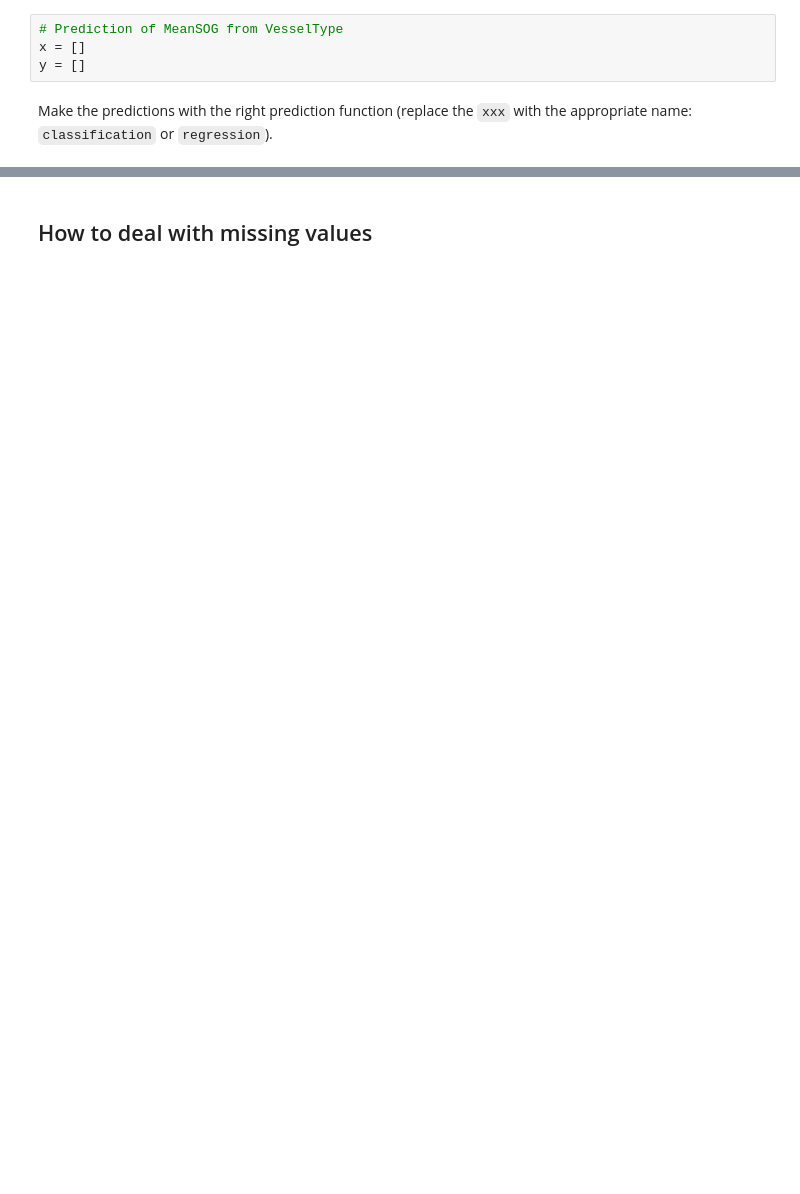
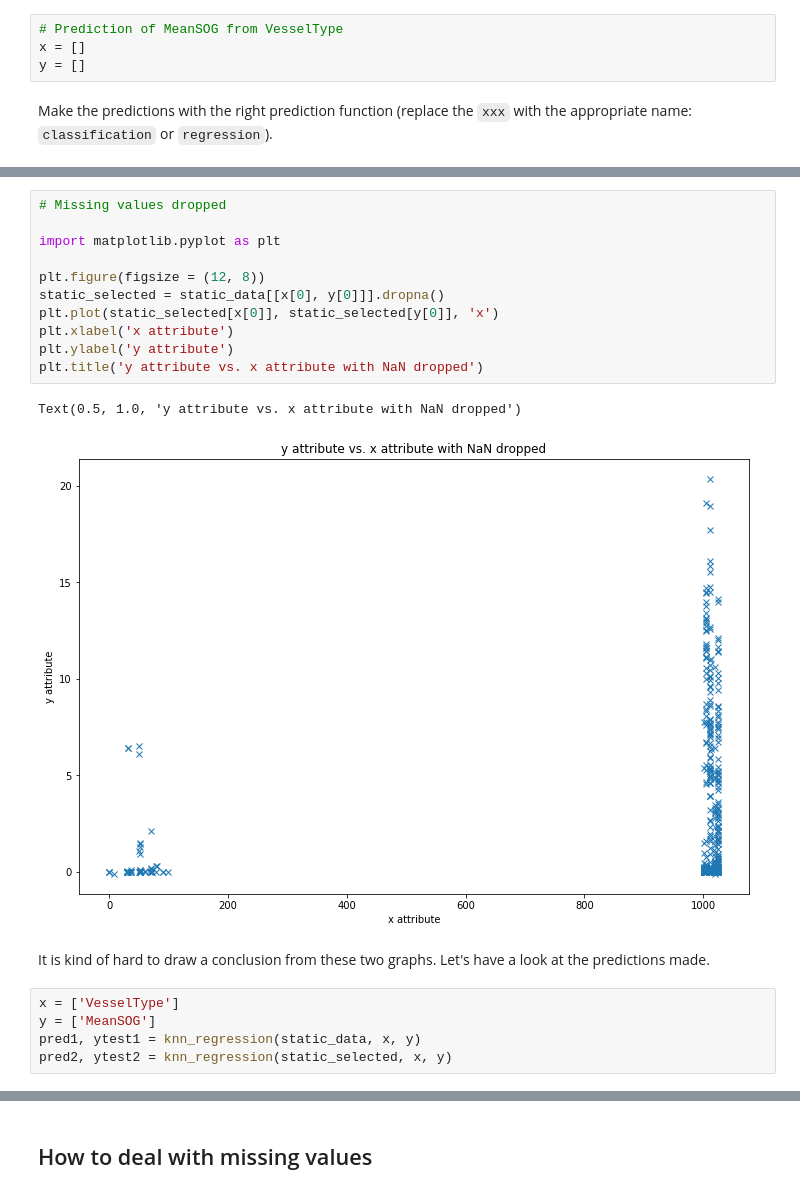
Before and after one commit to xldrkp/jb-test, a Jupyter notebook: content/chapter1-numerical/1-2-1-missing.ipynb, the cells around one changed output, grey strips where cells are left out. Saved outputs shown, nothing was run; the diff lists cells and outputs as text; blank space fills up the shorter version.

```diff
--- a/content/chapter1-numerical/1-2-1-missing.ipynb
+++ b/content/chapter1-numerical/1-2-1-missing.ipynb
@@ -294,0 +362,21 @@ __TODO: explanation: MeanSOG has a lot of missing values that are replaced with
+# %%
+# Missing values dropped
+
+import matplotlib.pyplot as plt
+
+plt.figure(figsize = (12, 8))
+static_selected = static_data[[x[0], y[0]]].dropna()
+plt.plot(static_selected[x[0]], static_selected[y[0]], 'x')
+plt.xlabel('x attribute')
+plt.ylabel('y attribute')
+plt.title('y attribute vs. x attribute with NaN dropped')
+# %% [output]
+Text(0.5, 1.0, 'y attribute vs. x attribute with NaN dropped')
+[figure, added]
+# %% [markdown]
+It is kind of hard to draw a conclusion from these two graphs. Let's have a look at the predictions made.
+# %%
+x = ['VesselType']
+y = ['MeanSOG']
+pred1, ytest1 = knn_regression(static_data, x, y)
+pred2, ytest2 = knn_regression(static_selected, x, y)
```
Also changed, not shown: parts of 31 cells of this notebook, 1 other file.
